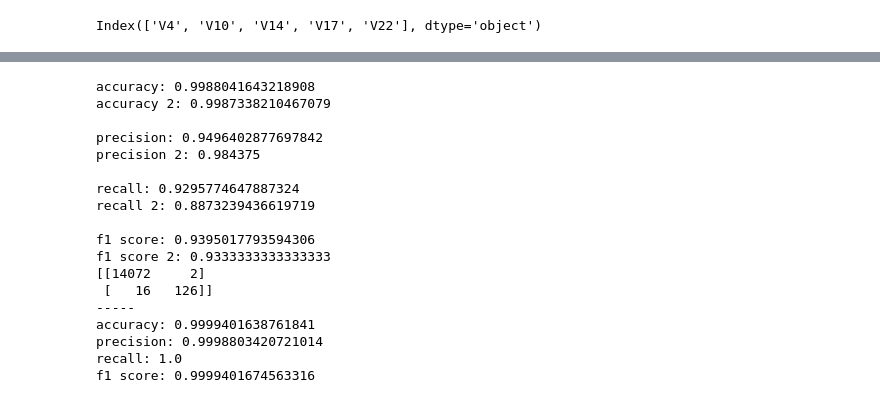
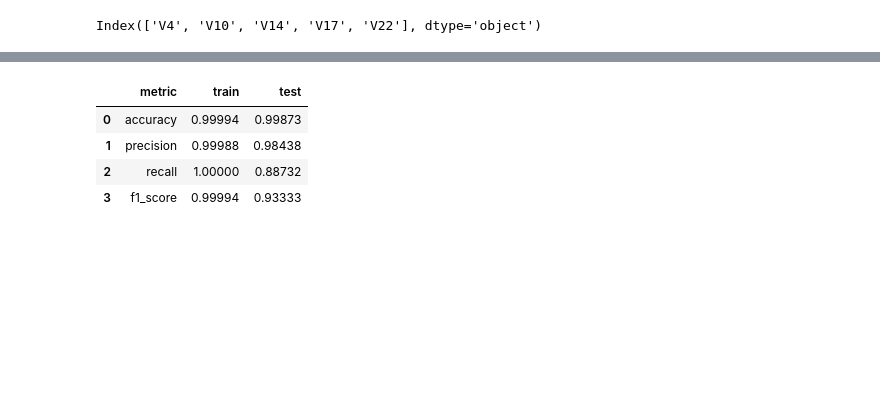
Before and after one commit to goncvlo/Fraud, a Jupyter notebook: main.ipynb, the cells around one changed output, grey strips where cells are left out. Saved outputs shown, nothing was run; the diff lists cells and outputs as text; code cells hidden in the pictures; blank space fills up the shorter version.

```diff
--- a/main.ipynb
+++ b/main.ipynb
@@ -174,59 +149,20 @@ plot_roc_pr_curves(clf.model, tuned_clf.model, X_train=X_train_3[feats], y_train
 # %%
 # fit best algorithm on most important features of training data
 clf = Classification(
     algorithm=grid_search.best_algorithm
     , **grid_search.best_hyperparams
     )
 clf.fit(X=X_train_rs[feats], y=y_train_rs)
 
-# predict target value for the test set
-y_pred = clf.predict(X_test[feats])
-y_score = clf.score(X_test[feats])[:, -1]
-
-y_pred_2 = np.where(y_score>=threshold, 1, 0)
+# test set evaluation
+eval = Evaluation(clf=clf, threshold=threshold)
+eval.fit(
+    X_train=X_train_rs[feats], y_train=y_train_rs
+    , X_test=X_test[feats], y_test=y_test
+    )
+# %% [output]
+|  | metric | train | test |
+| 0 | accuracy | 0.99994 | 0.99873 |
+| 1 | precision | 0.99988 | 0.98438 |
+| 2 | recall | 1.00000 | 0.88732 |
+| 3 | f1_score | 0.99994 | 0.93333 |
-# %%
-from sklearn.metrics import (
-    accuracy_score, precision_score, recall_score, f1_score
-    , confusion_matrix
-    )
-
-print(
-    f'accuracy: {accuracy_score(y_test, y_pred)}'
-    , f'\naccuracy 2: {accuracy_score(y_test, y_pred_2)}'
-    f'\n\nprecision: {precision_score(y_test, y_pred)}'
-    , f'\nprecision 2: {precision_score(y_test, y_pred_2)}'
-    f'\n\nrecall: {recall_score(y_test, y_pred)}'
-    , f'\nrecall 2: {recall_score(y_test, y_pred_2)}'
-    f'\n\nf1 score: {f1_score(y_test, y_pred)}'
-    , f'\nf1 score 2: {f1_score(y_test, y_pred_2)}'
-)
-
-print(confusion_matrix(y_test, y_pred_2))
-
-print('-'*5)
-y_train_hat = np.where(clf.score(X_train_rs[feats])[:, -1]>=threshold, 1, 0)
-print(
-    f'accuracy: {accuracy_score(y_train_rs, y_train_hat)}'
-    f'\nprecision: {precision_score(y_train_rs, y_train_hat)}'
-    f'\nrecall: {recall_score(y_train_rs, y_train_hat)}'
-    f'\nf1 score: {f1_score(y_train_rs, y_train_hat)}'
-)
-# %% [output]
-accuracy: 0.9988041643218908
-accuracy 2: 0.9987338210467079
-
-precision: 0.9496402877697842
-precision 2: 0.984375
-
-recall: 0.9295774647887324
-recall 2: 0.8873239436619719
-
-f1 score: 0.9395017793594306
-f1 score 2: 0.9333333333333333
-[[14072     2]
- [   16   126]]
------
-accuracy: 0.9999401638761841
-precision: 0.9998803420721014
-recall: 1.0
-f1 score: 0.9999401674563316
```
Also changed, not shown: parts of 12 cells of this notebook.
